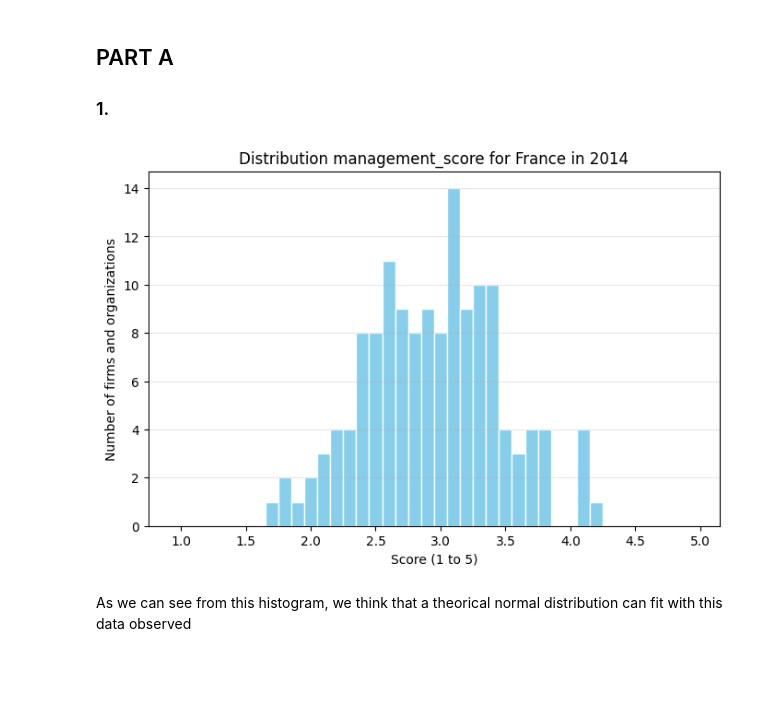
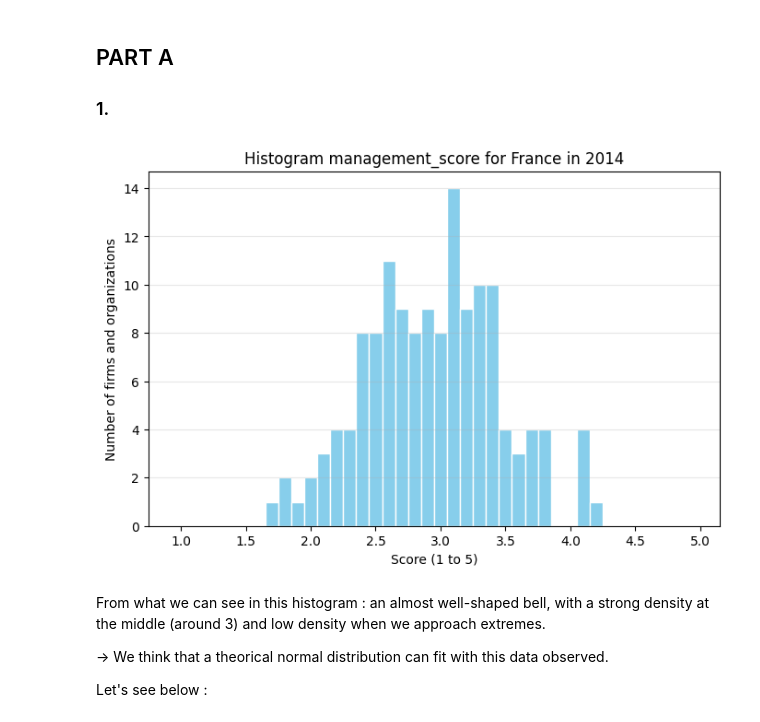
Before and after one commit to racso-vs/econometrics, a Jupyter notebook: Homework_1.ipynb, the cells around one changed output. Drawn from its saved outputs; the diff is of its cells as text; code cells hidden in the pictures; blank space fills up the shorter version.

```diff
--- a/Homework_1.ipynb
+++ b/Homework_1.ipynb
@@ -135,19 +135,23 @@ Part D: choose your country/year
 # %%
 # Configuration of the histogram
 bins_precision = np.arange(1, 5.1, 0.1)
 plt.figure(figsize=(8, 5))
 plt.hist(df1['management'], bins=bins_precision, edgecolor='white', color='skyblue', align='left')
 
 # Personnalisation of the axes and title
-plt.title('Distribution management_score for France in 2014')
+plt.title('Histogram management_score for France in 2014')
 plt.xlabel('Score (1 to 5)')
 plt.ylabel('Number of firms and organizations')
 plt.xticks(np.arange(1,5.5,0.5)) # ticks every 0.5
 plt.grid(axis='y', alpha=0.3)
 
 # Show the plot
 plt.show()
 # %% [output]
-[figure, old version]
+[figure, new version]
 # %% [markdown]
-As we can see from this histogram, we think that a theorical normal distribution can fit with this data observed
+From what we can see in this histogram : an almost well-shaped bell, with a strong density at the middle (around 3) and low density when we approach extremes.
+
+-> We think that a theorical normal distribution can fit with this data observed.
+
+Let's see below :
```
Also changed, not shown: parts of 7 cells of this notebook.
